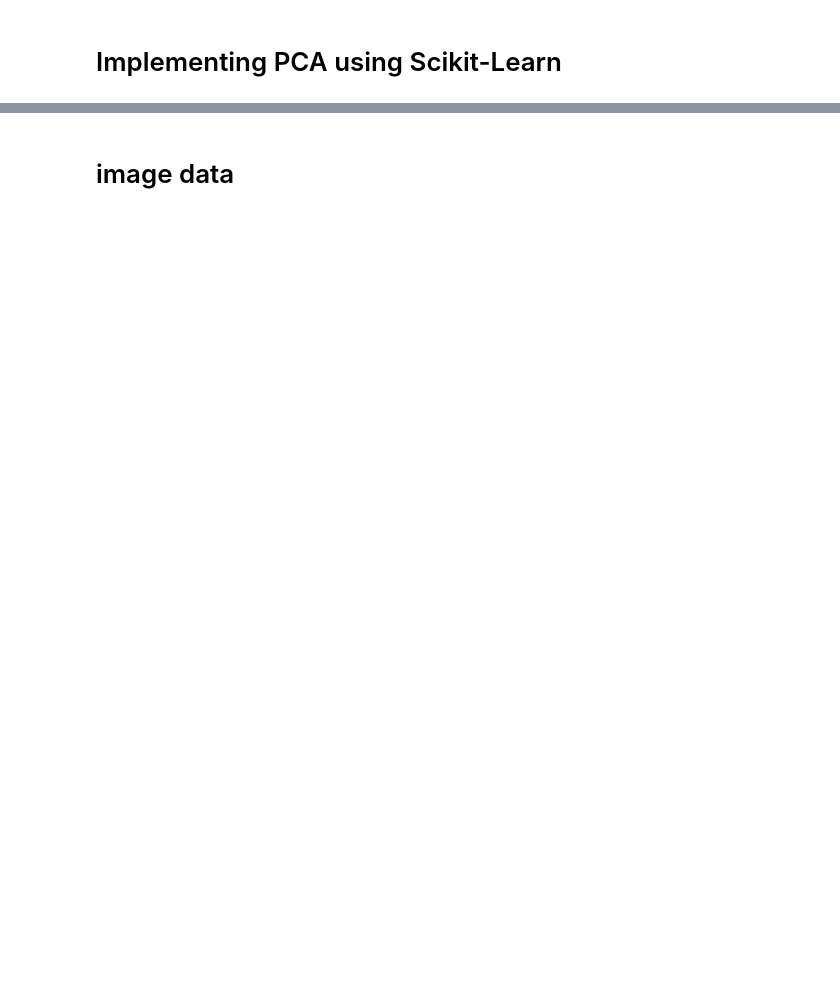
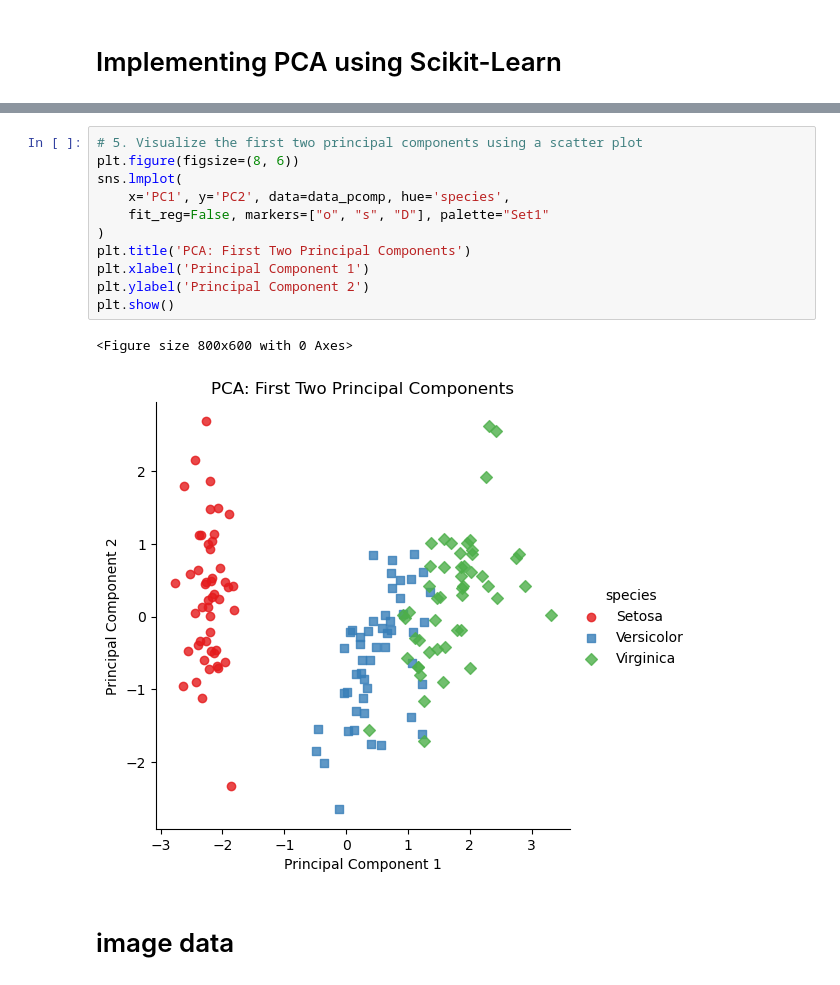
Before and after one commit to benson1231/DataScience, a Jupyter notebook: Python/MachineLearning/01_PCA.ipynb, the cells around one changed output, grey strips where cells are left out. Saved outputs shown, nothing was run; the diff lists cells and outputs as text; blank space fills up the shorter version.

```diff
--- a/Python/MachineLearning/PCA.ipynb
+++ b/Python/MachineLearning/01_PCA.ipynb
@@ -83,3 +132,17 @@ plt.show()  # 顯示圖表
+# %%
+# 5. Visualize the first two principal components using a scatter plot
+plt.figure(figsize=(8, 6))
+sns.lmplot(
+    x='PC1', y='PC2', data=data_pcomp, hue='species',
+    fit_reg=False, markers=["o", "s", "D"], palette="Set1"
+)
+plt.title('PCA: First Two Principal Components')
+plt.xlabel('Principal Component 1')
+plt.ylabel('Principal Component 2')
+plt.show()
+# %% [output]
+<Figure size 800x600 with 0 Axes>
+[figure, added]
 # %% [markdown]
 # image data
 # %%
```
Also changed, not shown: parts of 7 cells of this notebook.
